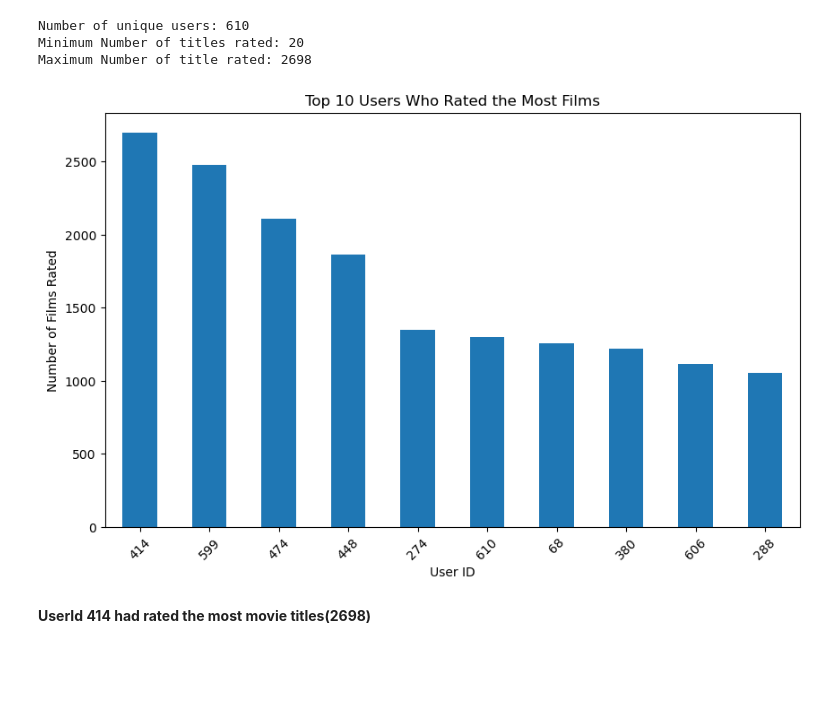
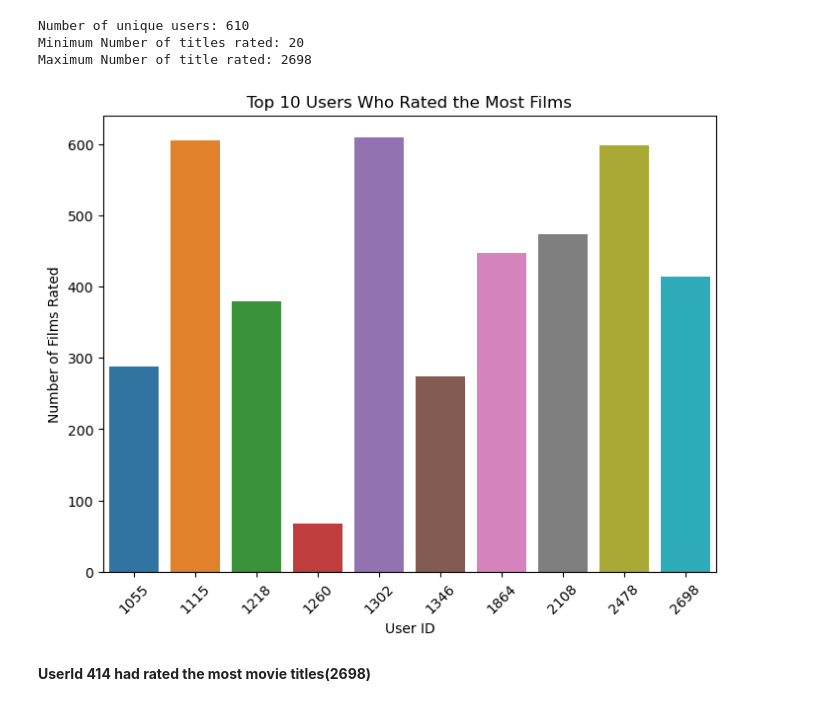
Before and after one commit to wanjikuciku/Movielens-Recommendation-System, a Jupyter notebook: recommender_system.ipynb, the cells around one changed output. Drawn from its saved outputs; the diff is of its cells as text; code cells hidden in the pictures; blank space fills up the shorter version.

```diff
--- a/recommender_system.ipynb
+++ b/recommender_system.ipynb
@@ -300,17 +300,17 @@ Maximum Number of title rated: 2698
 # %%
 # Get the top 10 users who rated the most films
 top_10_users = movie_rated_per_user.head(10)
 
 # Visualize the top 10 users
-plt.figure(figsize=(10, 6))
-top_10_users.plot(kind='bar')
+fig, ax1 = plt.subplots(figsize=(8, 6))
+sns.barplot(x=top_10_users.index, y=top_10_users, ax = ax1)
 plt.xlabel('User ID')
 plt.ylabel('Number of Films Rated')
 plt.title('Top 10 Users Who Rated the Most Films')
 plt.xticks(rotation=45)
 plt.show()
 # %% [output]
-[figure, old version]
+[figure, new version]
 # %% [markdown]
 **UserId 414 had rated the most movie titles(2698)**
 # %%
```
Also changed, not shown: parts of 8 cells of this notebook, 1 other file.
